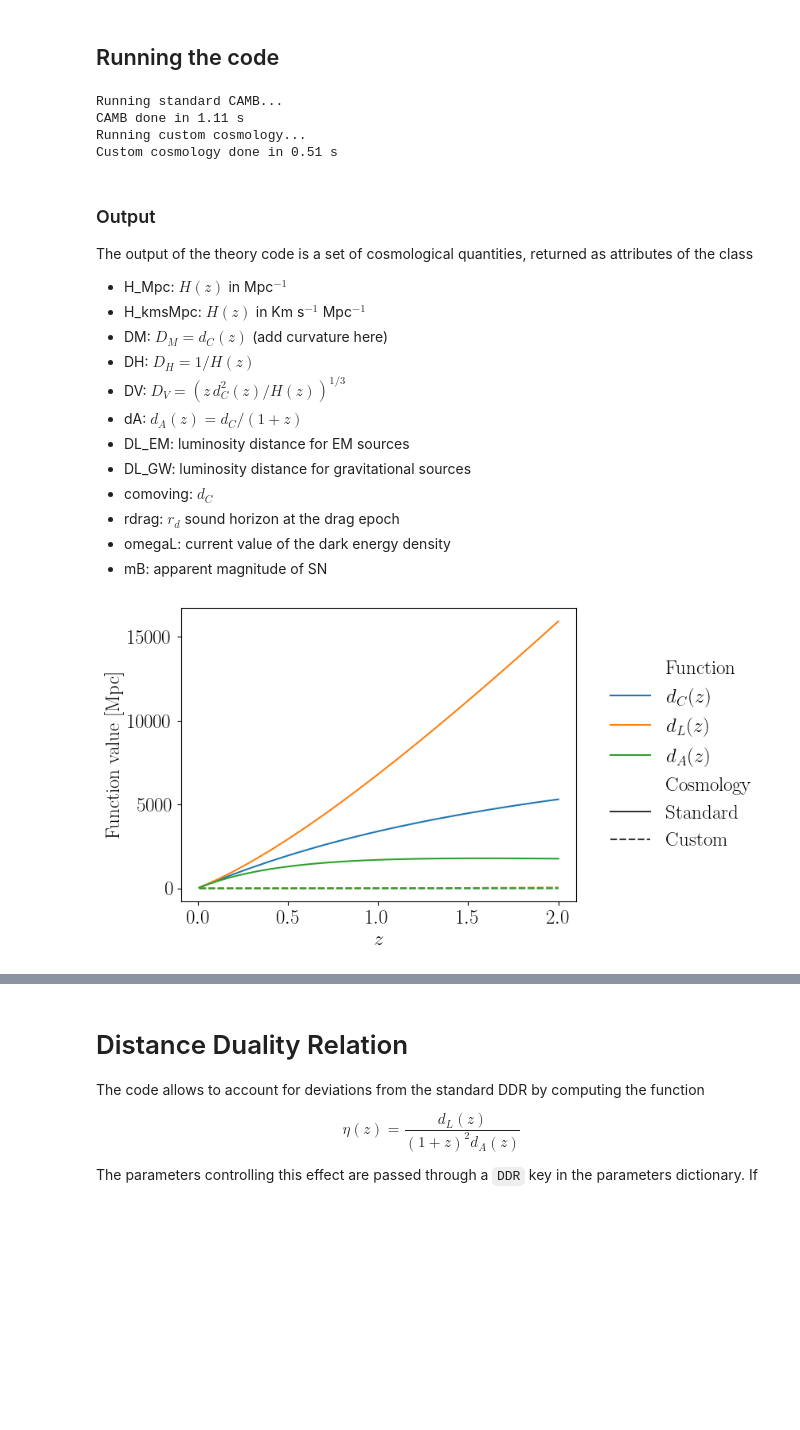
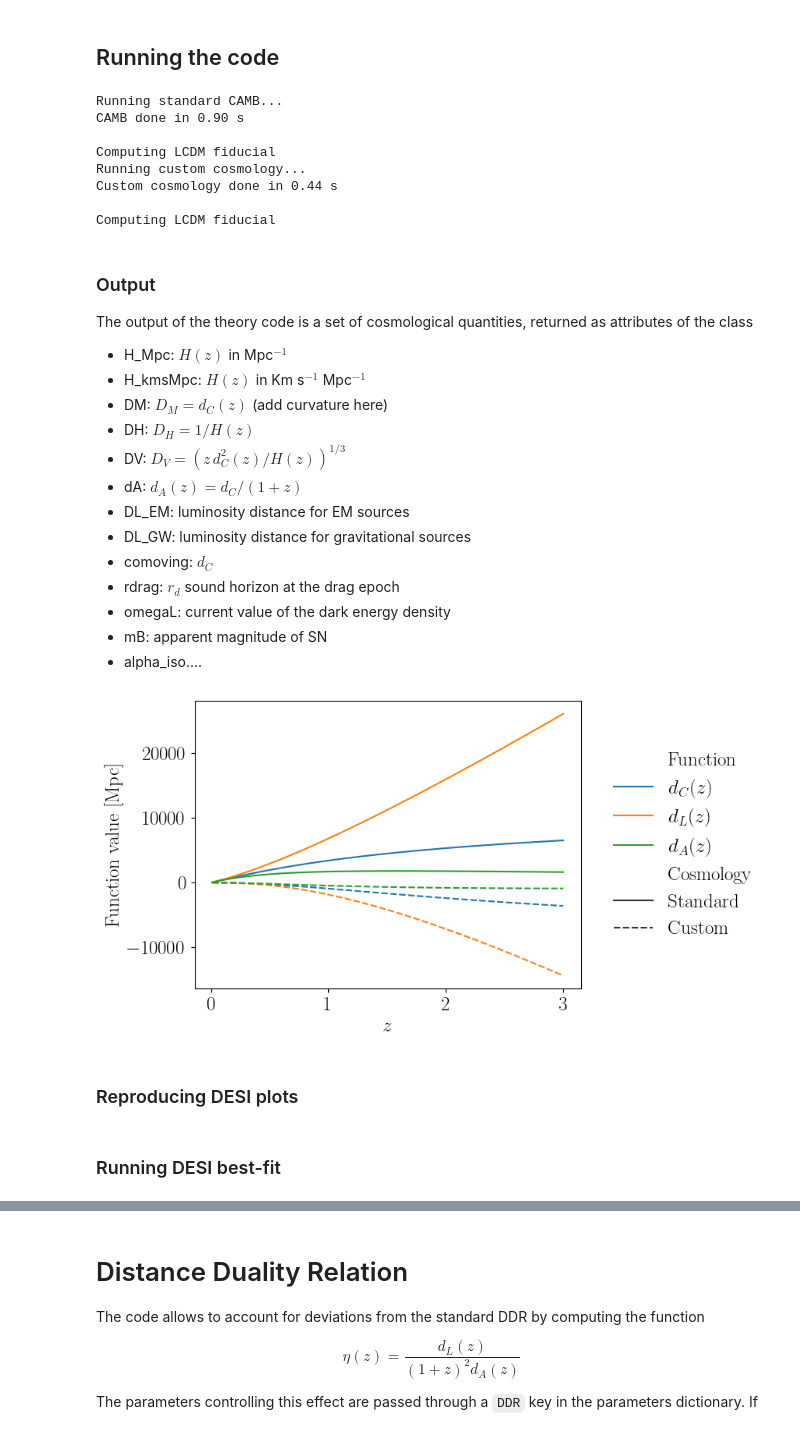
Before and after one commit to chiaradeleo1/CANDI, a Jupyter notebook: DEMO_theory.ipynb, the cells around one changed output, grey strips where cells are left out. Drawn from its saved outputs; the diff is of its cells as text; code cells hidden in the pictures; blank space fills up the shorter version.

```diff
--- a/DEMO_theory.ipynb
+++ b/DEMO_theory.ipynb
@@ -66,7 +66,7 @@ standard_params = {'cosmology': 'Standard',
                                  'omch2': 0.1200,
                                  'ombh2': 0.02237,
                                  'omk': 0.,
-                                 'mnu': 0.06,
+                                 'omnuh2': 0.0006442,
                                  'nnu': 3.}}
 # %% [markdown]
 ### Custom cosmology
@@ -82,4 +82,4 @@ $$
 custom_params = {'cosmology': 'Custom',
                  'parameters': {'H0': 67.36,
                                 'omegam': 0.3153,
-                                'Delta': -0.01}}
+                                'Delta': 0.01}}
@@ -86,3 +91,10 @@ custom_params = {'cosmology': 'Custom',
+# %%
+fiducial = {'H0': 67.36,
+            'omch2': 0.1200,
+            'ombh2': 0.02237,
+            'omk': 0.,
+            'omnuh2': 0.0006442,
+            'nnu': 3.}
 # %% [markdown]
 ### Supernova magnitude model
 
@@ -96,13 +108,17 @@ SNmodel = {'model': 'constant',
 # %% [markdown]
 ## Running the code
 # %%
-standard_results = TheoryCalcs(settings,standard_params,SNmodel,feedback=True)
-custom_results   = TheoryCalcs(settings,custom_params,SNmodel,feedback=True)
+standard_results = TheoryCalcs(settings,standard_params,SNmodel,fiducial,feedback=True)
+custom_results   = TheoryCalcs(settings,custom_params,SNmodel,fiducial,feedback=True)
 # %% [output]
 Running standard CAMB...
-CAMB done in 1.11 s
+CAMB done in 0.90 s
+
+Computing LCDM fiducial
 Running custom cosmology...
-Custom cosmology done in 0.51 s
+Custom cosmology done in 0.44 s
+
+Computing LCDM fiducial
 # %% [markdown]
 ### Output
 
@@ -120,31 +136,36 @@ The output of the theory code is a set of cosmological quantities, returned as a
 - rdrag: $r_d$ sound horizon at the drag epoch
 - omegaL: current value of the dark energy density
 - mB: apparent magnitude of SN
+- alpha_iso....
 # %%
-zplot = np.linspace(0.01,2,100)
+zplot = np.linspace(0.01,3,100)
 
 std_df = pd.DataFrame({'z': zplot,
                        r'$d_C(z)$': standard_results.comoving(zplot),
                        r'$d_L(z)$': standard_results.DL_EM(zplot),
                        r'$d_A(z)$': standard_results.dA(zplot),
                        'Cosmology': 'Standard'})
 
 std_df = pd.melt(std_df,id_vars=['z','Cosmology'],value_vars=[r'$d_C(z)$',r'$d_L(z)$',r'$d_A(z)$'],var_name='Function',value_name='value')
 
 cus_df = pd.DataFrame({'z': zplot,
                        r'$d_C(z)$': custom_results.comoving(zplot),
                        r'$d_L(z)$': custom_results.DL_EM(zplot),
                        r'$d_A(z)$': custom_results.dA(zplot),
                        'Cosmology': 'Custom'})
 
 cus_df = pd.melt(cus_df,id_vars=['z','Cosmology'],value_vars=[r'$d_C(z)$',r'$d_L(z)$',r'$d_A(z)$'],var_name='Function',value_name='value')
 
 results = pd.concat([std_df,cus_df],ignore_index=True)
-
+#results = results[results['Cosmology']=='Custom']
 plt.figure()
 sb.lineplot(results,x='z',y='value',hue='Function',style='Cosmology')
 plt.xlabel(r'$z$')
 plt.ylabel('Function value [Mpc]')
 plt.legend(**sidelegend);
 # %% [output]
-[figure, old version]
+[figure, new version]
+# %% [markdown]
+### Reproducing DESI plots
+# %% [markdown]
+### Running DESI best-fit
```
Also changed, not shown: parts of 5 cells of this notebook, 5 other files.
